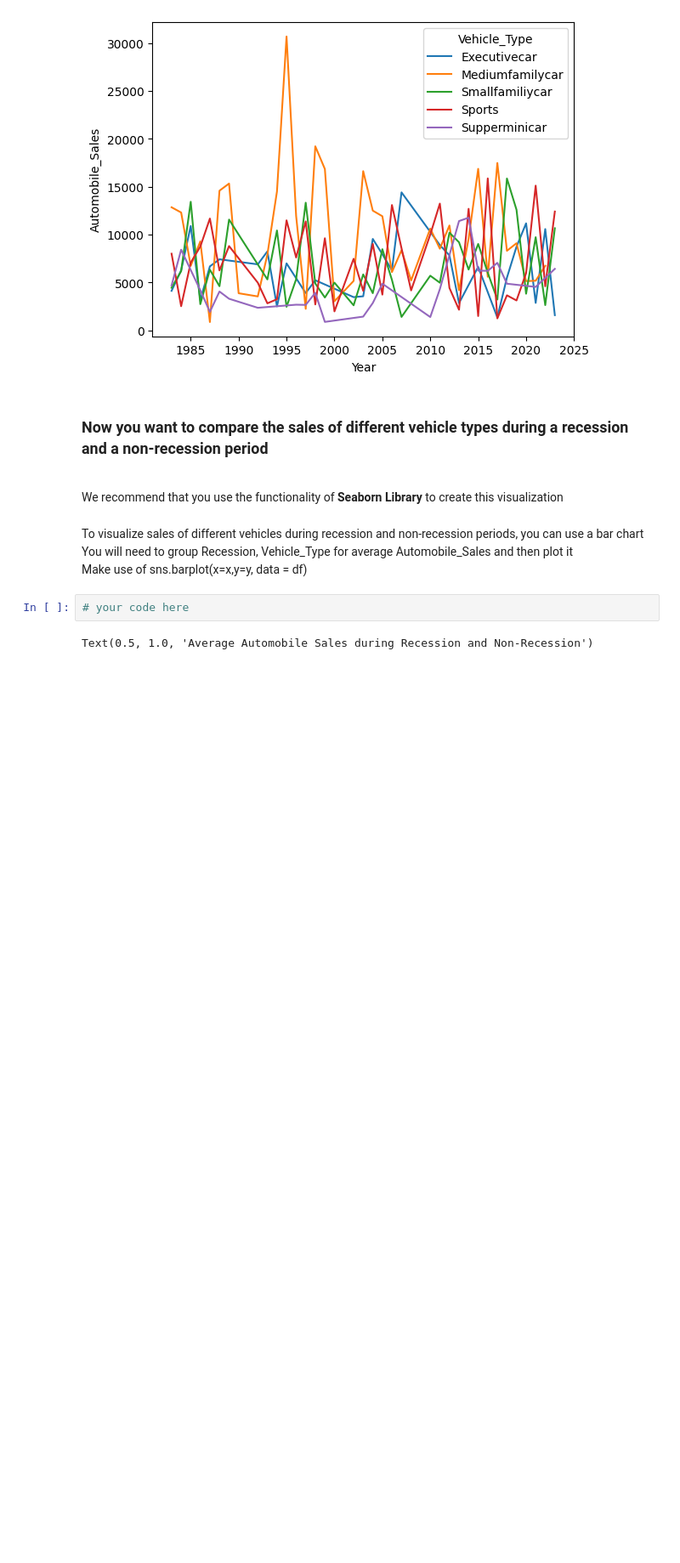
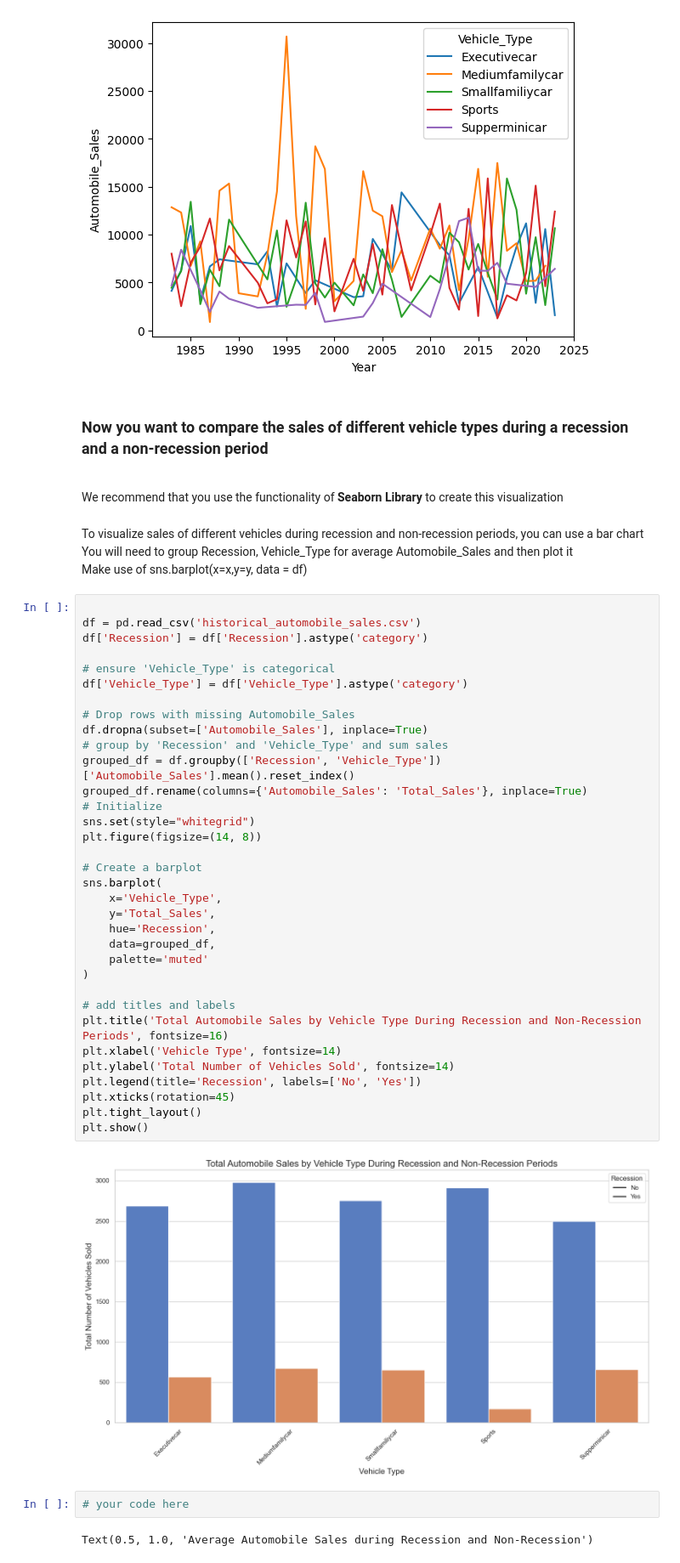
Before and after one commit to edwei06/data_science_2024_fall, a Jupyter notebook: data_science_hw2/hw2_automobile/hw2_automobile.ipynb, the cells around one changed output. Shown at 85% size. Drawn from its saved outputs; the diff is of its cells as text; blank space fills up the shorter version.

```diff
--- a/data_science_hw2/hw2_automobile/hw2_automobile.ipynb
+++ b/data_science_hw2/hw2_automobile/hw2_automobile.ipynb
@@ -333,6 +399,42 @@ Text(1997, 40000, 'Recession 2000-2001')
 <p>To visualize sales of different vehicles during recession and non-recession periods, you can use a bar chart
         <br> You will need to group Recession, Vehicle_Type for average Automobile_Sales and then plot it<br>
     Make use of sns.barplot(x=x,y=y, data = df)</p>
+# %%
+
+df = pd.read_csv('historical_automobile_sales.csv')
+df['Recession'] = df['Recession'].astype('category')
+
+# ensure 'Vehicle_Type' is categorical
+df['Vehicle_Type'] = df['Vehicle_Type'].astype('category')
+
+# Drop rows with missing Automobile_Sales
+df.dropna(subset=['Automobile_Sales'], inplace=True)
+# group by 'Recession' and 'Vehicle_Type' and sum sales
+grouped_df = df.groupby(['Recession', 'Vehicle_Type'])['Automobile_Sales'].mean().reset_index()
+grouped_df.rename(columns={'Automobile_Sales': 'Total_Sales'}, inplace=True)
+# Initialize
+sns.set(style="whitegrid")
+plt.figure(figsize=(14, 8))
+
+# Create a barplot
+sns.barplot(
+    x='Vehicle_Type',
+    y='Total_Sales',
+    hue='Recession',
+    data=grouped_df,
+    palette='muted'
+)
+
+# add titles and labels
+plt.title('Total Automobile Sales by Vehicle Type During Recession and Non-Recession Periods', fontsize=16)
+plt.xlabel('Vehicle Type', fontsize=14)
+plt.ylabel('Total Number of Vehicles Sold', fontsize=14)
+plt.legend(title='Recession', labels=['No', 'Yes'])
+plt.xticks(rotation=45)
+plt.tight_layout()
+plt.show()
+# %% [output]
+[figure, added]
 # %%
 # your code here
 # %% [output]
```
Also changed, not shown: parts of 6 cells of this notebook.
